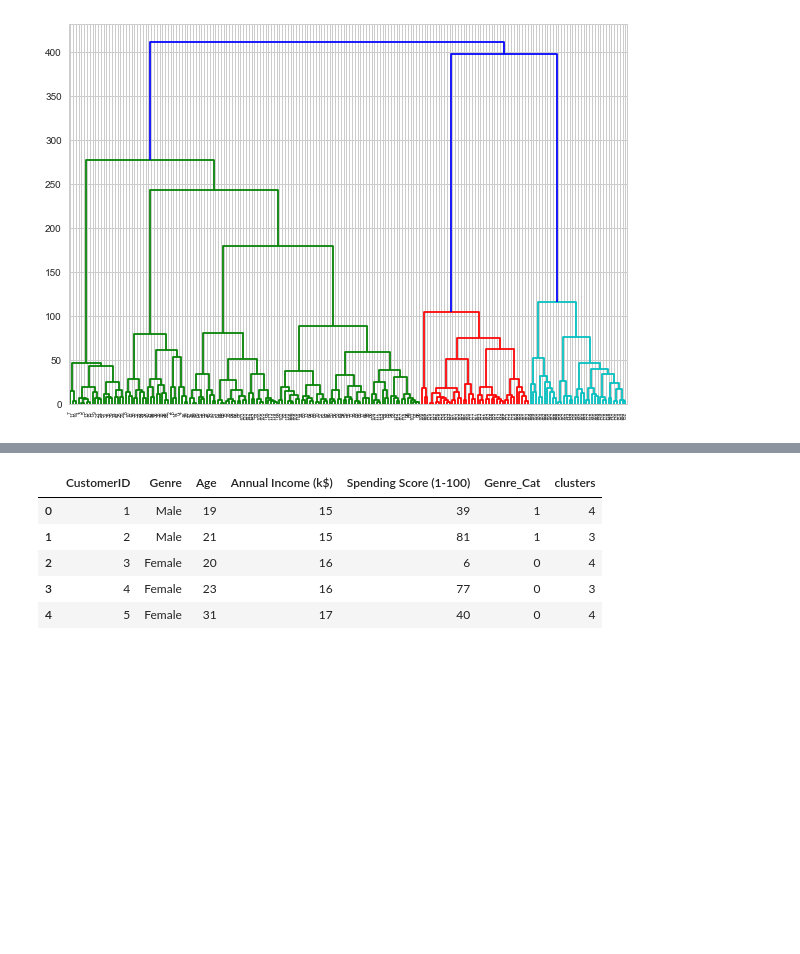
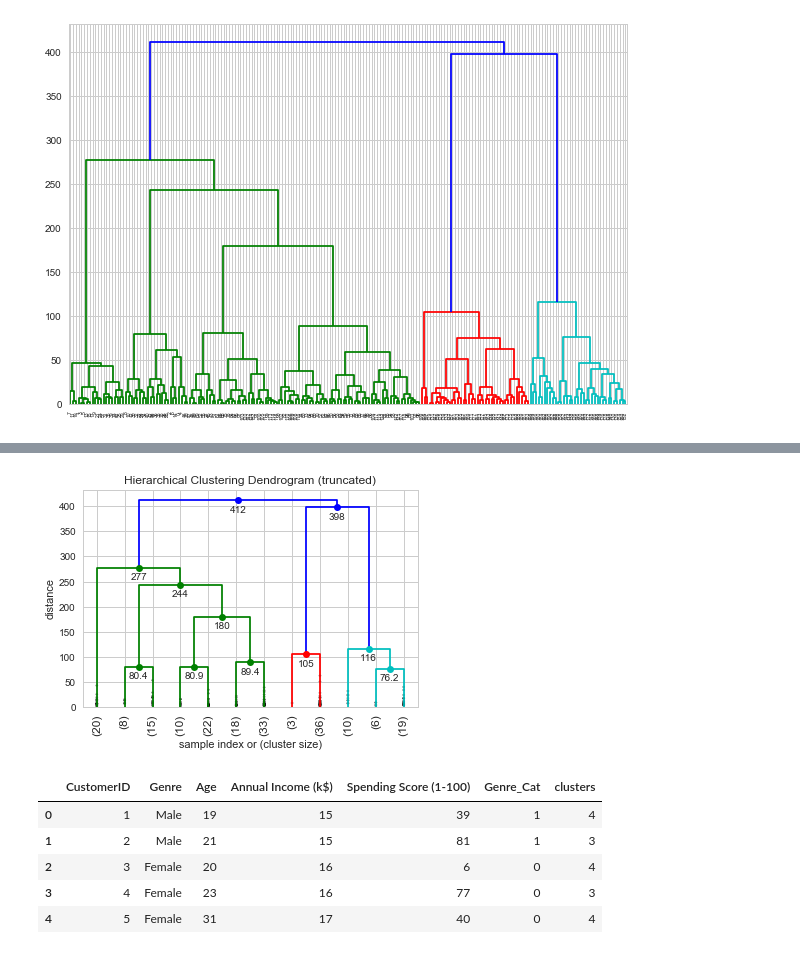
Before and after one commit to jeevankumarr/ml-books, a Jupyter notebook: clustering/Clustering_Notebook.ipynb, the cells around one changed output, grey strips where cells are left out. Cells and saved outputs as stored; diff of their text form; code cells hidden in the pictures; blank space fills up the shorter version.

```diff
--- a/clustering/Clustering_Notebook.ipynb
+++ b/clustering/Clustering_Notebook.ipynb
@@ -152,3 +220,20 @@ dend = shc.dendrogram(shc.linkage(data, method='ward'))
+# %%
+
+
+
+
+fancy_dendrogram(
+    Z=linkage(data, 'ward'),
+    truncate_mode='lastp',
+    p=12,
+    leaf_rotation=90.,
+    leaf_font_size=12.,
+    show_contracted=True,
+    annotate_above=10,  # useful in small plots so annotations don't overlap
+)
+plt.show()
+# %% [output]
+[figure, added]
 # %%
 from sklearn.cluster import AgglomerativeClustering
 
```
Also changed, not shown: parts of 12 cells of this notebook.
